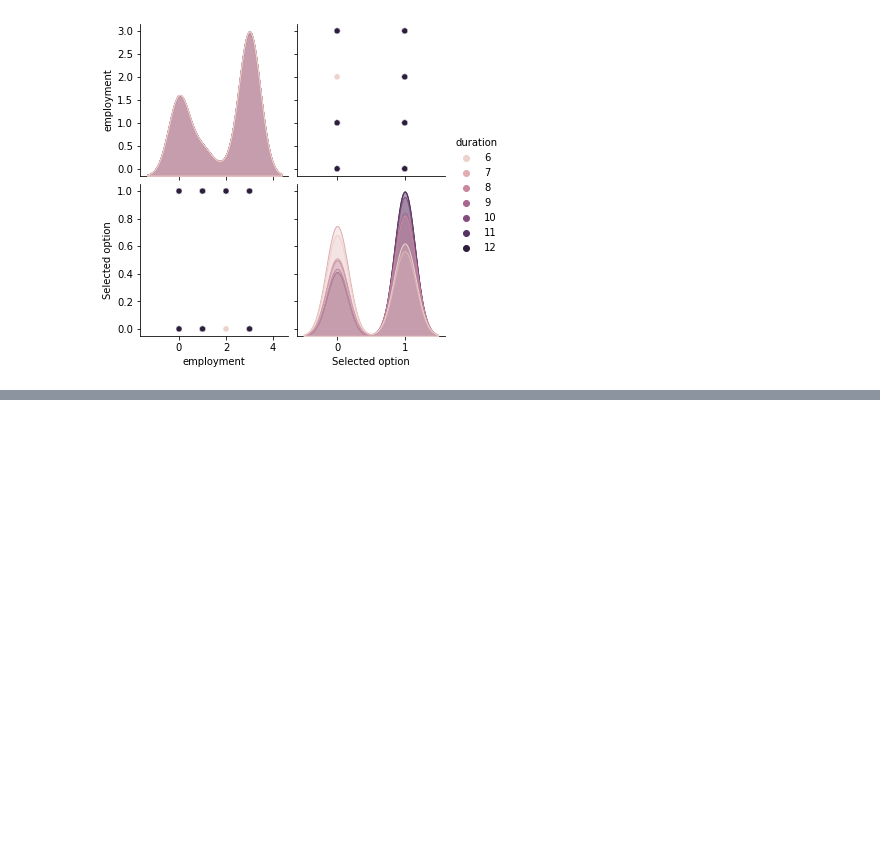
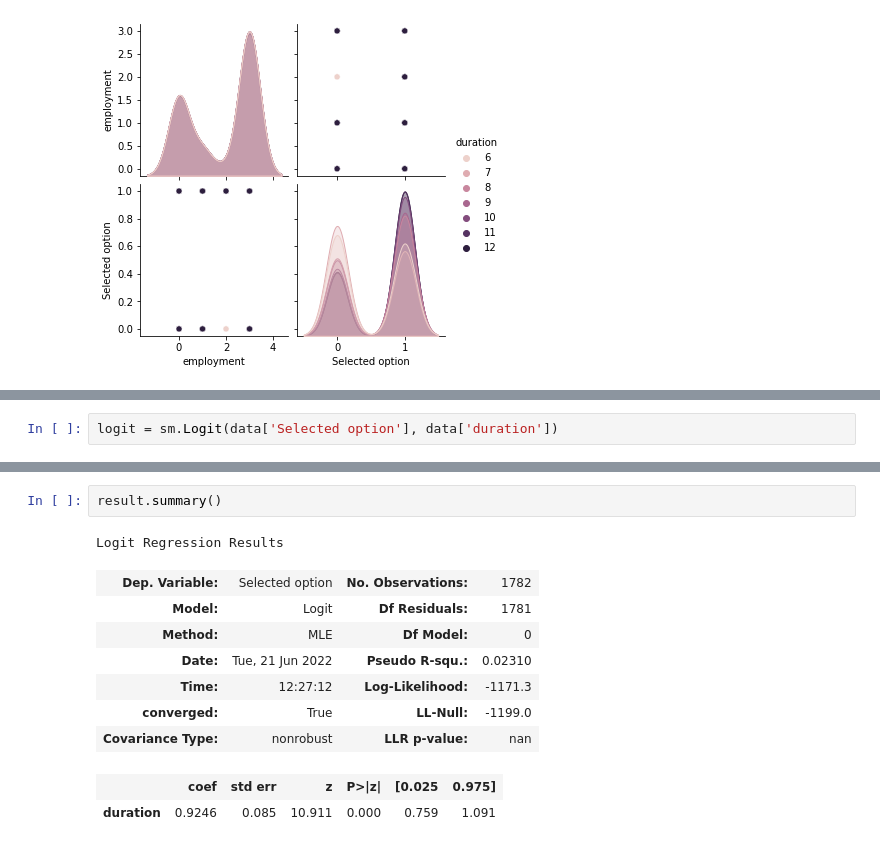
Before and after one commit to Liczi/Oliver-analysis-temp, a Jupyter notebook: Analysis.ipynb, the cells around one changed output, grey strips where cells are left out. Cells and saved outputs as stored; diff of their text form; blank space fills up the shorter version.

```diff
--- a/Analysis.ipynb
+++ b/Analysis.ipynb
@@ -222,0 +242,2 @@ for col in id_columns:
+# %%
+logit = sm.Logit(data['Selected option'], data['duration'])
@@ -222,0 +250,13 @@ for col in id_columns:
+# %%
+result.summary()
+# %% [output]
+Logit Regression Results
+| Dep. Variable: | Selected option | No. Observations: | 1782 |
+| Model: | Logit | Df Residuals: | 1781 |
+| Method: | MLE | Df Model: | 0 |
+| Date: | Tue, 21 Jun 2022 | Pseudo R-squ.: | 0.02310 |
+| Time: | 12:27:12 | Log-Likelihood: | -1171.3 |
+| converged: | True | LL-Null: | -1199.0 |
+| Covariance Type: | nonrobust | LLR p-value: | nan |
+|  | coef | std err | z | P>|z| | [0.025 | 0.975] |
+| duration | 0.9246 | 0.085 | 10.911 | 0.000 | 0.759 | 1.091 |
```
Also changed, not shown: parts of 5 cells of this notebook.
